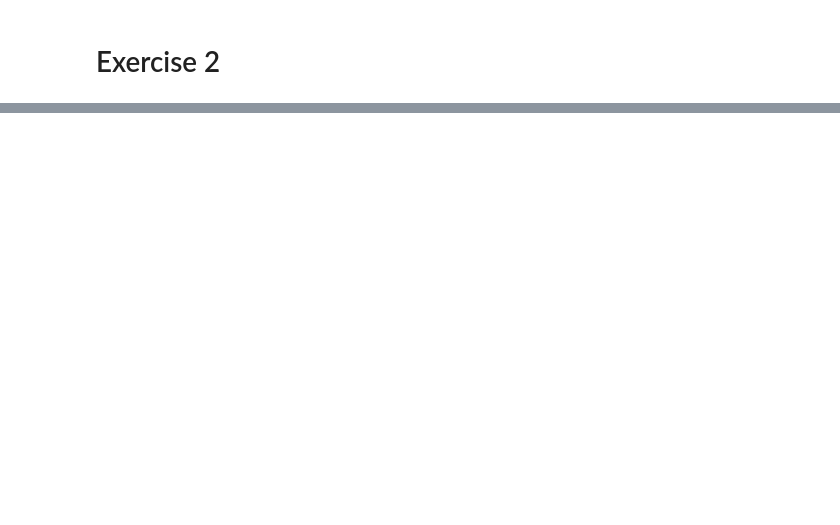
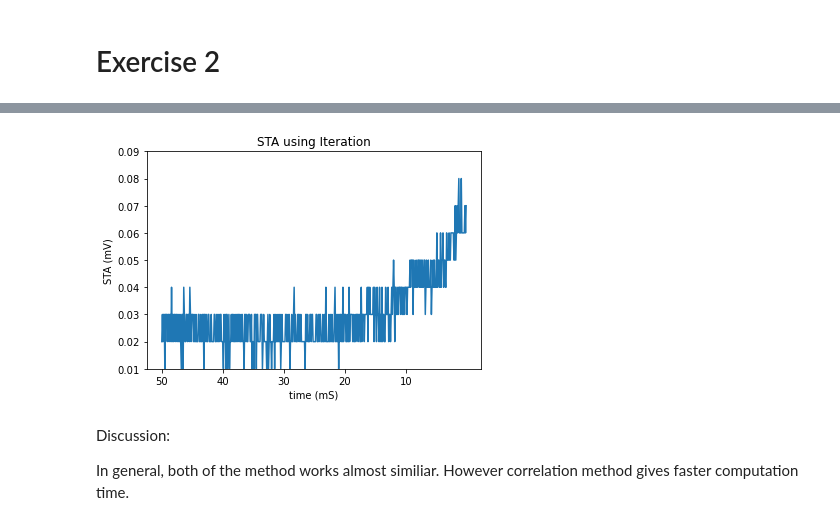
Before and after one commit to bramantyois/aand, a Jupyter notebook: week_02/week_02.ipynb, the cells around one changed output, grey strips where cells are left out. Cells and saved outputs as stored; diff of their text form; code cells hidden in the pictures; blank space fills up the shorter version.

```diff
--- a/week_02/week_02.ipynb
+++ b/week_02/week_02.ipynb
@@ -107,0 +144,15 @@ stimulus.shape
+# %%
+plt.plot(sta)
+plt.xticks(t, ticks)
+plt.title('STA using Iteration')
+plt.ylim(0.01, 0.09)
+plt.ylabel('STA (mV)')
+plt.xlabel('time (mS)')
+
+plt.show()
+# %% [output]
+[figure, added]
+# %% [markdown]
+Discussion:
+
+In general, both of the method works almost similiar. However correlation method gives faster computation time.
```
Also changed, not shown: parts of 16 cells of this notebook.
